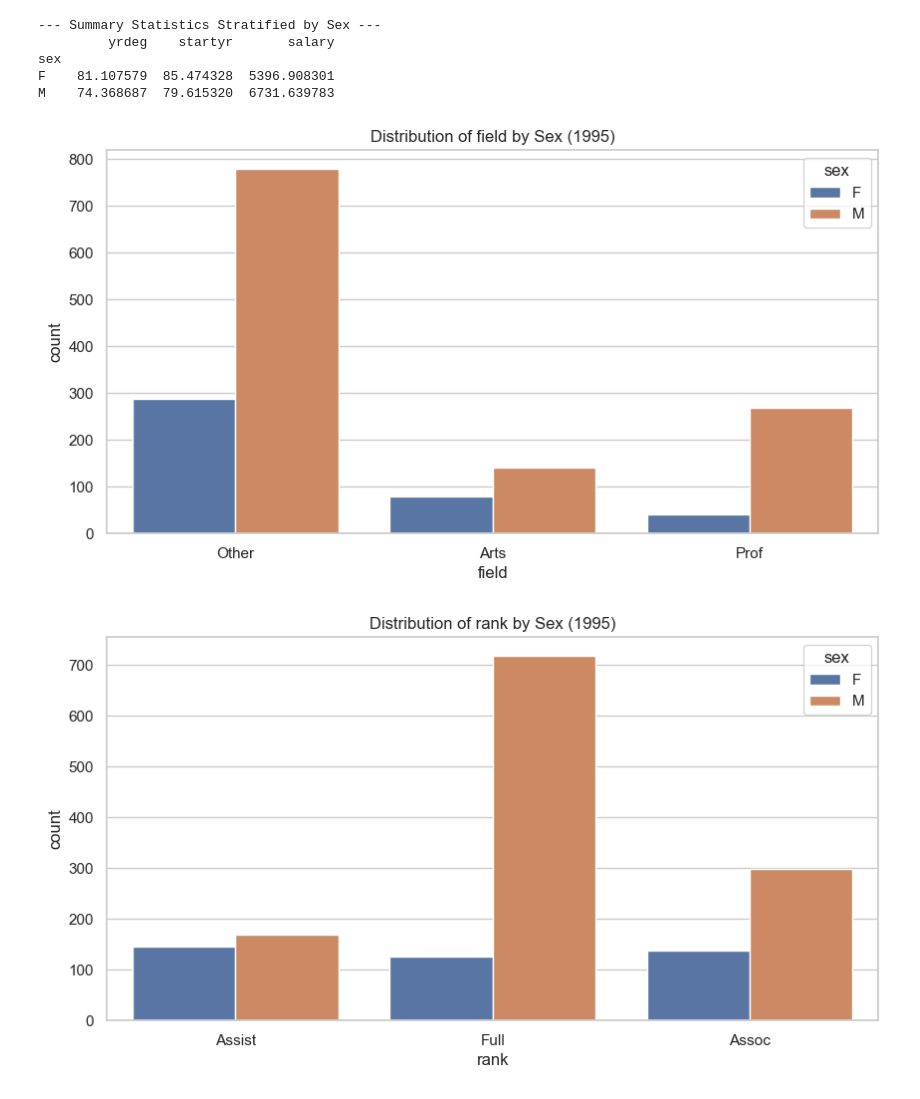
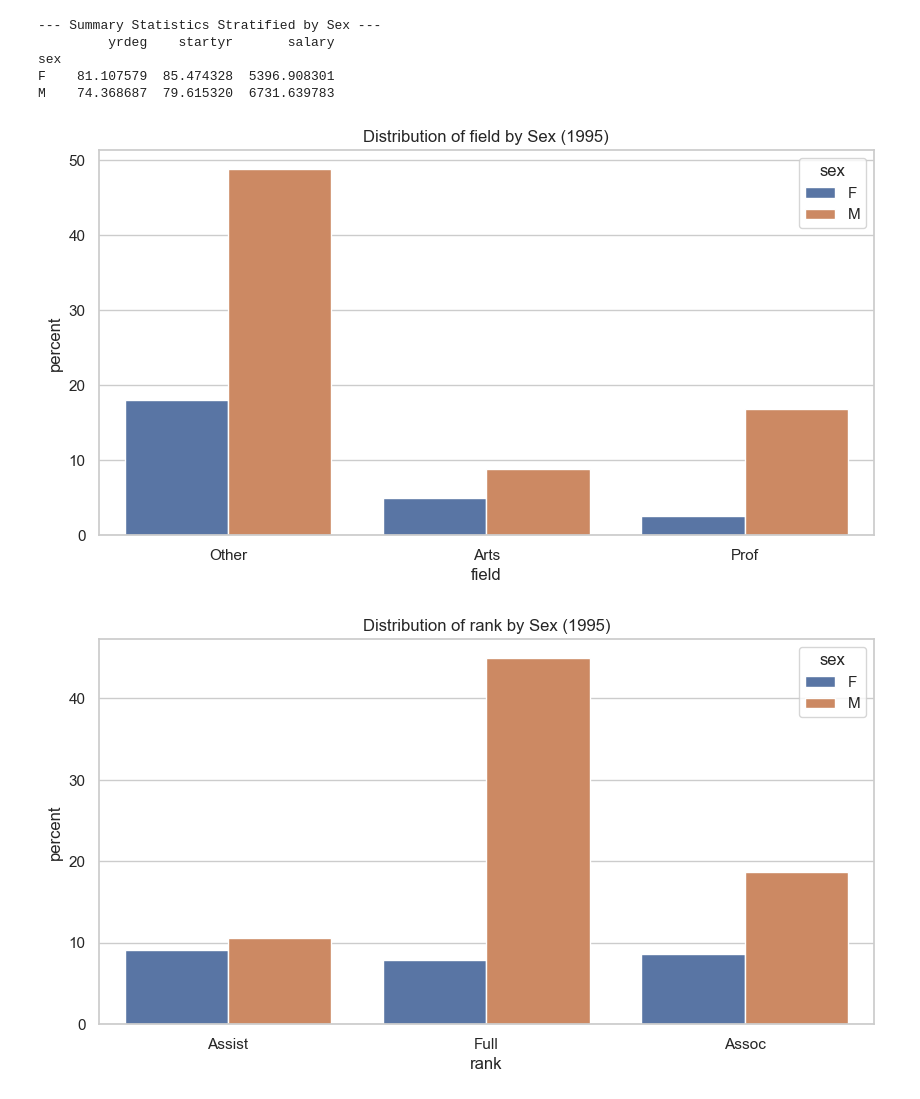
Before and after one commit to Jaiycex/Data557_Project_StoryTeam, a Jupyter notebook: Milestone 2.ipynb, the cells around one changed output. Cells and saved outputs as stored; diff of their text form; code cells hidden in the pictures.

```diff
--- a/Milestone 2.ipynb
+++ b/Milestone 2.ipynb
@@ -80,13 +80,13 @@ M    74.368687  79.615320  6731.639783
 # %%
 sns.set(style="whitegrid")
 for var in cat_vars:
     plt.figure(figsize=(10, 5))
-    sns.countplot(data=df_95, x=var, hue='sex')
+    sns.countplot(data=df_95, x=var, hue='sex', stat='percent')
     plt.title(f'Distribution of {var} by Sex (1995)')
     plt.show()
 # %% [output]
-[figure, old version]
+[figure, new version]
-[figure, old version]
+[figure, new version]
 # %%
 plt.figure(figsize=(10, 6))
 sns.boxplot(data=df_95, x='sex', y='salary')
```
Also changed, not shown: parts of 2 cells of this notebook.
